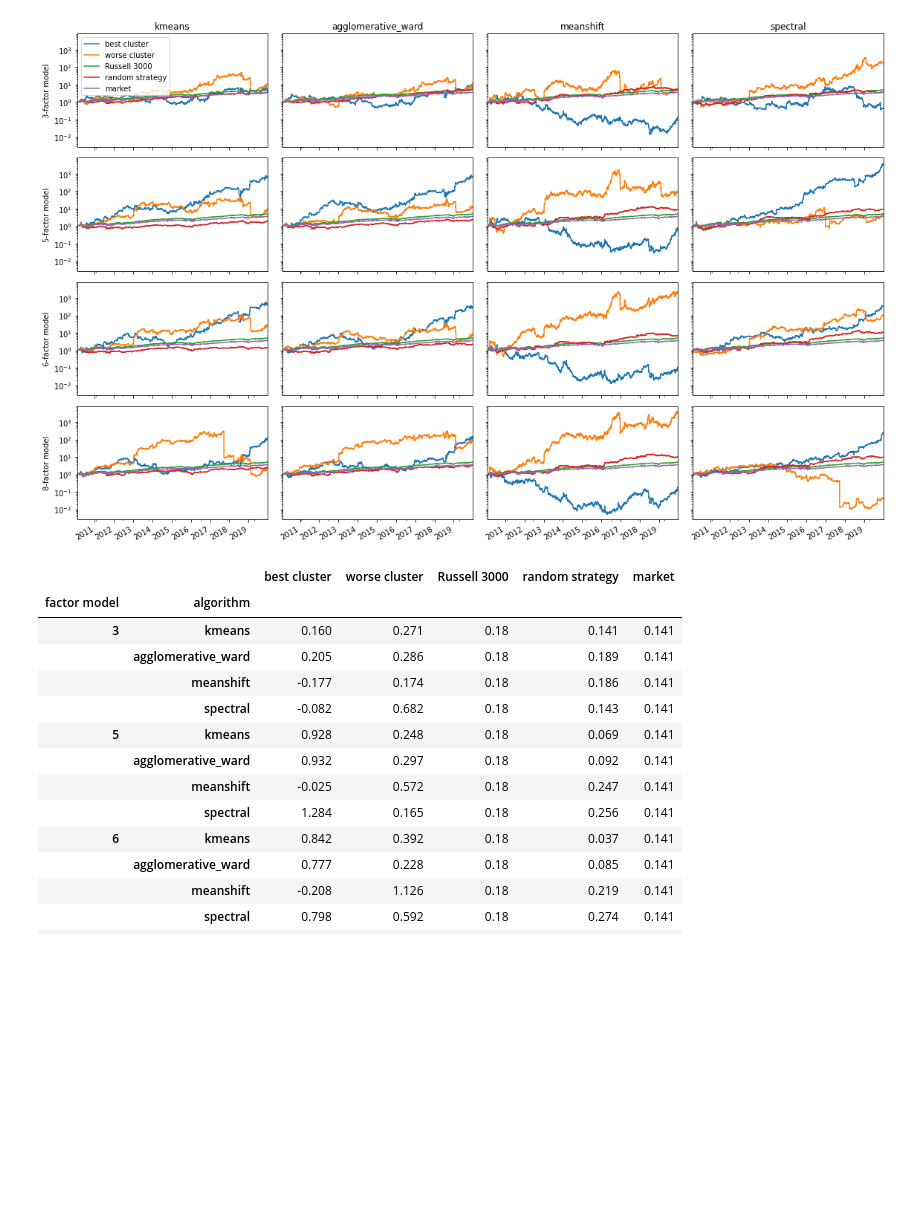
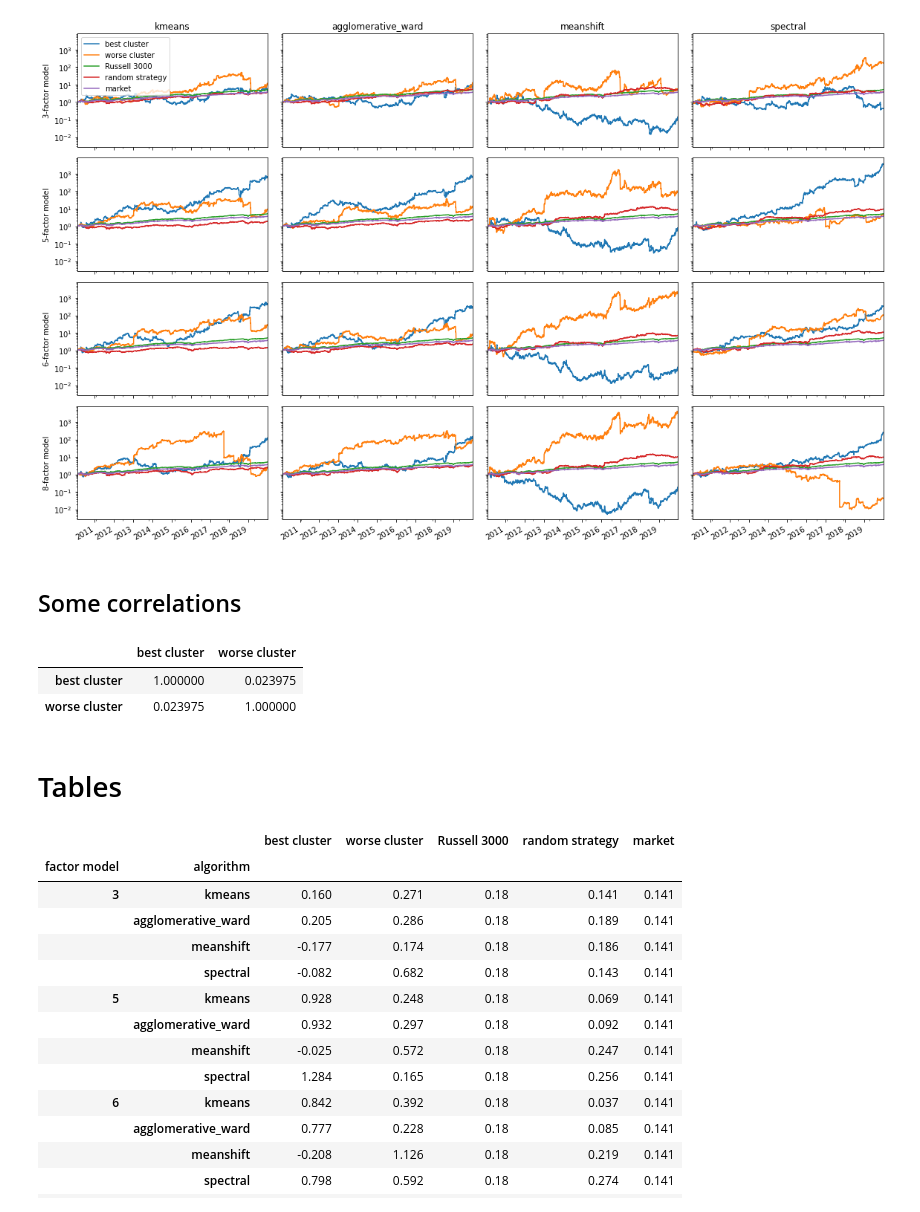
Before and after one commit to wvmrtn/fbd-project, a Jupyter notebook: results.ipynb, the cells around one changed output. Saved outputs shown, nothing was run; the diff lists cells and outputs as text; code cells hidden in the pictures; blank space fills up the shorter version.

```diff
--- a/results.ipynb
+++ b/results.ipynb
@@ -101,6 +103,19 @@ for n_i, n in enumerate(num_feat):
 plt.tight_layout()
 # %% [output]
 [figure]
+# %% [markdown]
+## Some correlations
+# %%
+n = 8
+best_meanshift = returns[n]['meanshift']['best cluster']
+worse_meanshift = returns[n]['meanshift']['worse cluster']
+pd.concat([best_meanshift, worse_meanshift], axis=1).corr()
+# %% [output]
+|  | best cluster | worse cluster |
+| best cluster | 1.000000 | 0.023975 |
+| worse cluster | 0.023975 | 1.000000 |
+# %% [markdown]
+# Tables
 # %%
 ann_ret = ann_ret.astype(float).round(3)
 ann_ret
```
Also changed, not shown: parts of 5 cells of this notebook, 1 other file.
